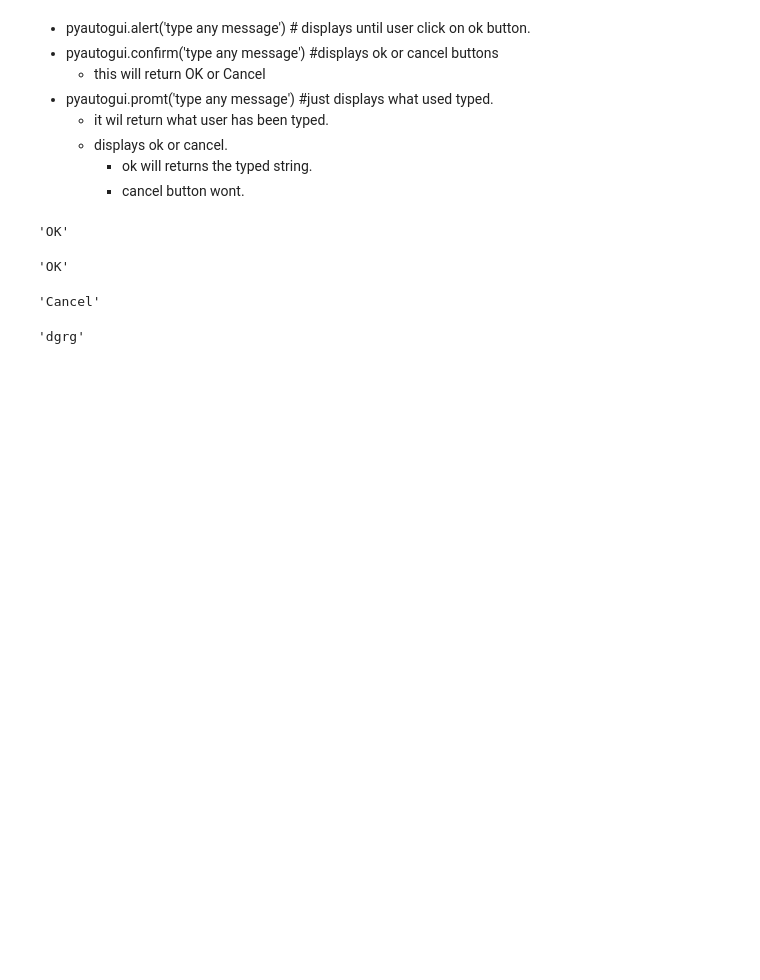
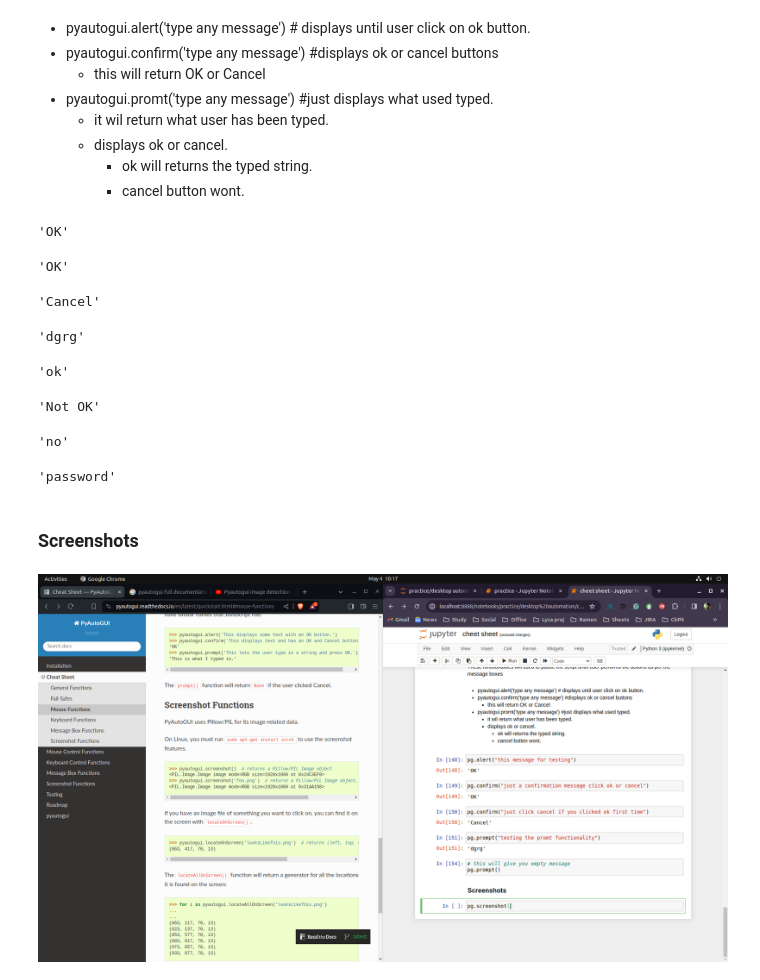
Before and after one commit to prasanthkondapalli/desktop_automation, a Jupyter notebook: cheet sheet.ipynb, the cells around one changed output. Drawn from its saved outputs; the diff is of its cells as text; code cells hidden in the pictures; blank space fills up the shorter version.

```diff
--- a/cheet sheet.ipynb
+++ b/cheet sheet.ipynb
@@ -168,3 +168,25 @@ pg.prompt("testing the promt functionality")
 # %%
 # this will give you empty message
 pg.prompt()
+# %%
+pg.alert(text='Text to display',title='Title',button='ok')
+# %% [output]
+'ok'
+# %%
+pg.confirm(text='Text to display',title='Just Confirm',buttons=['OK','Not OK'])
+# %% [output]
+'Not OK'
+# %%
+pg.prompt(text='Text to display',title='Title',default='Default one')
+# %% [output]
+'no'
+# %%
+pg.password(text='Enter your password',title='Password',mask='*')
+# %% [output]
+'password'
+# %% [markdown]
+### Screenshots
+# %%
+pg.screenshot()
+# %% [output]
+[figure, added]
```
Also changed, not shown: parts of 25 cells of this notebook, 8 other files.
